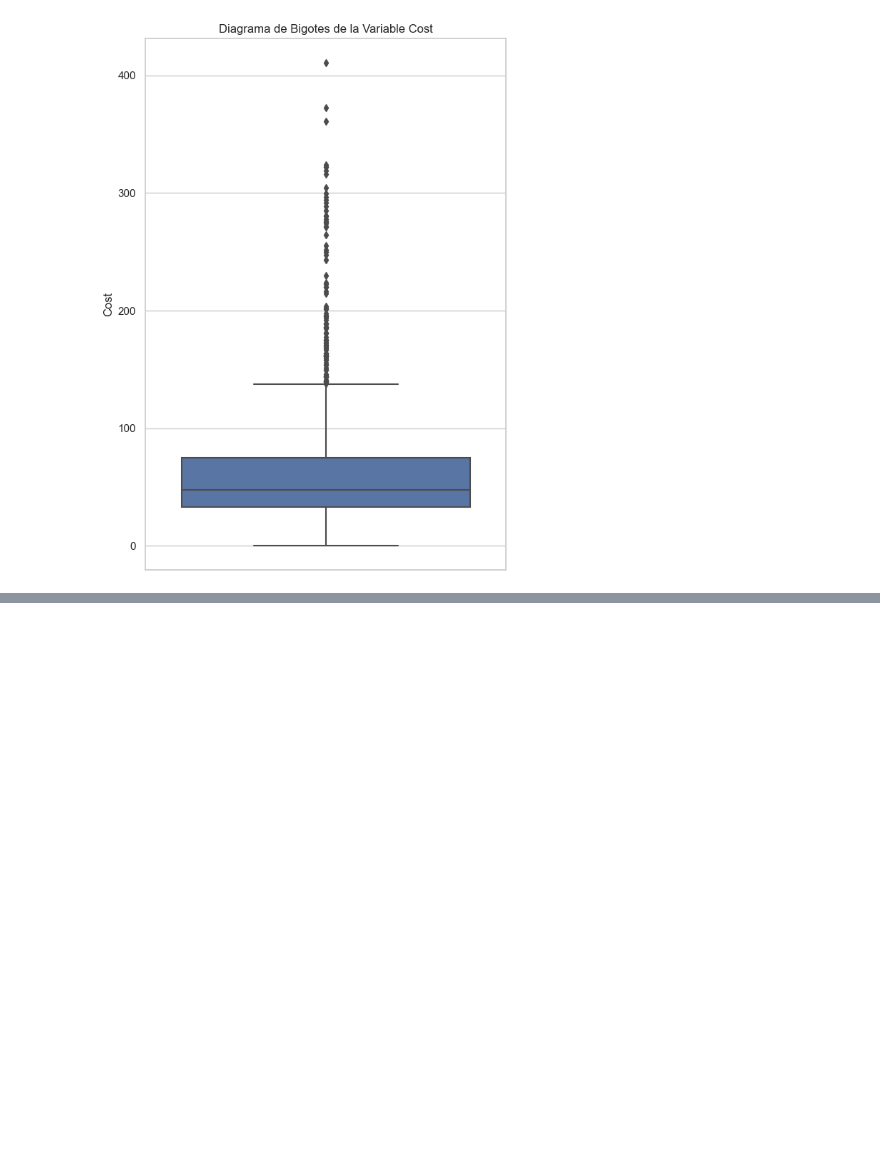
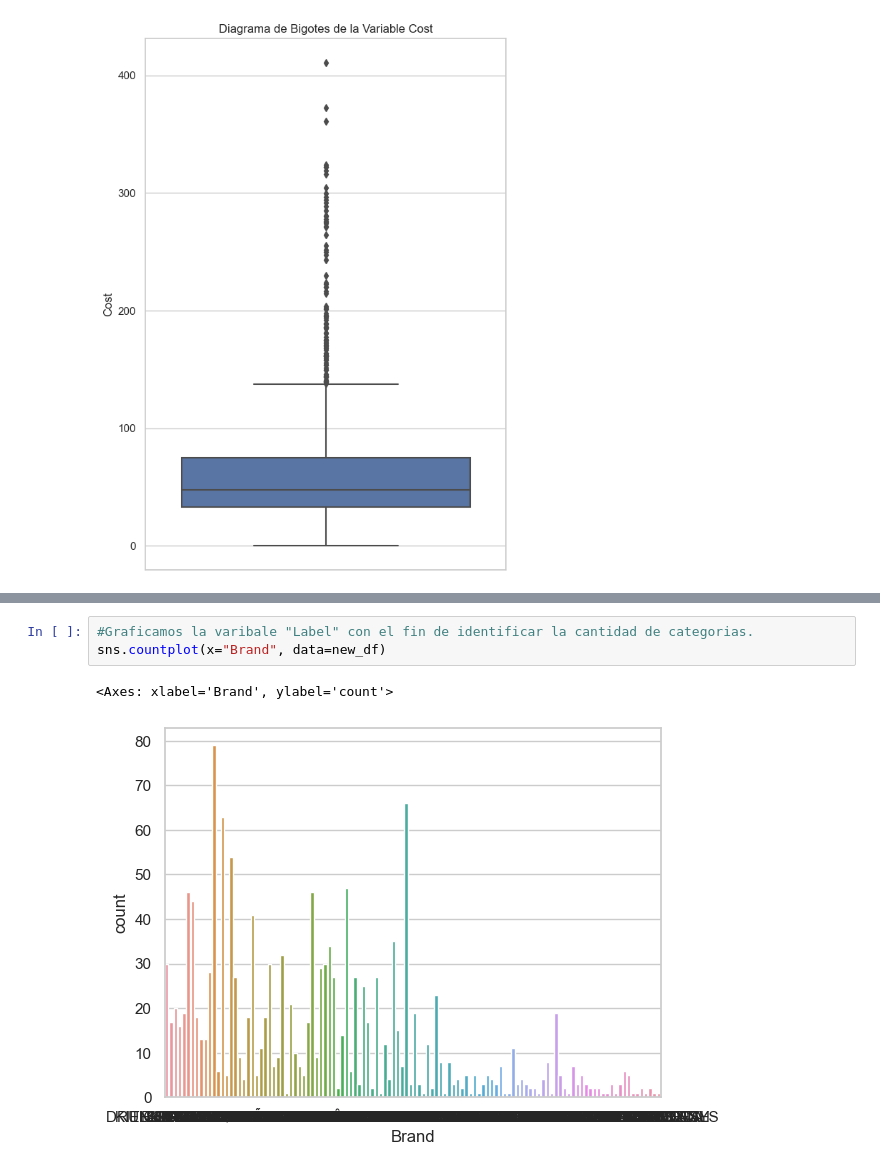
Before and after one commit to td2USA-20232/grupo2, a Jupyter notebook: Caso_uno_p_q.ipynb, the cells around one changed output, grey strips where cells are left out. Drawn from its saved outputs; the diff is of its cells as text; blank space fills up the shorter version.

```diff
--- a/Caso_uno_p_q.ipynb
+++ b/Caso_uno_p_q.ipynb
@@ -269,0 +359,6 @@ print(new_df.head())
+# %%
+#Graficamos la varibale "Label" con el fin de identificar la cantidad de categorias.
+sns.countplot(x="Brand", data=new_df)
+# %% [output]
+<Axes: xlabel='Brand', ylabel='count'>
+[figure, added]
```
Also changed, not shown: parts of 12 cells of this notebook.
